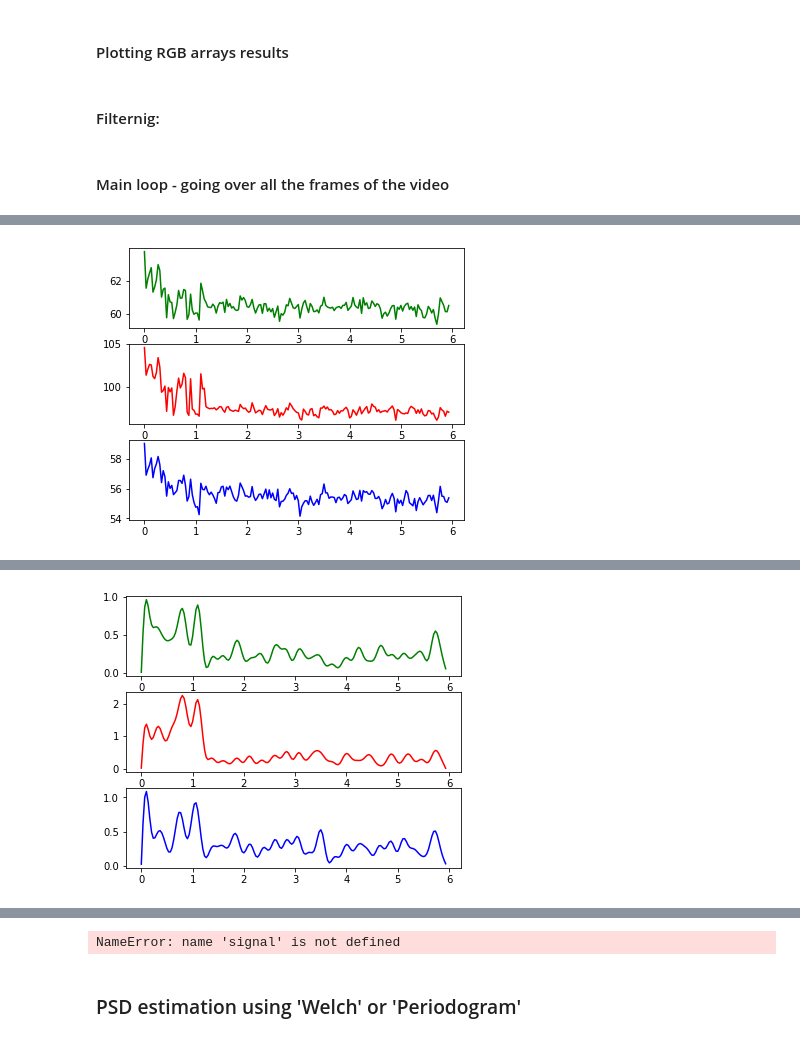
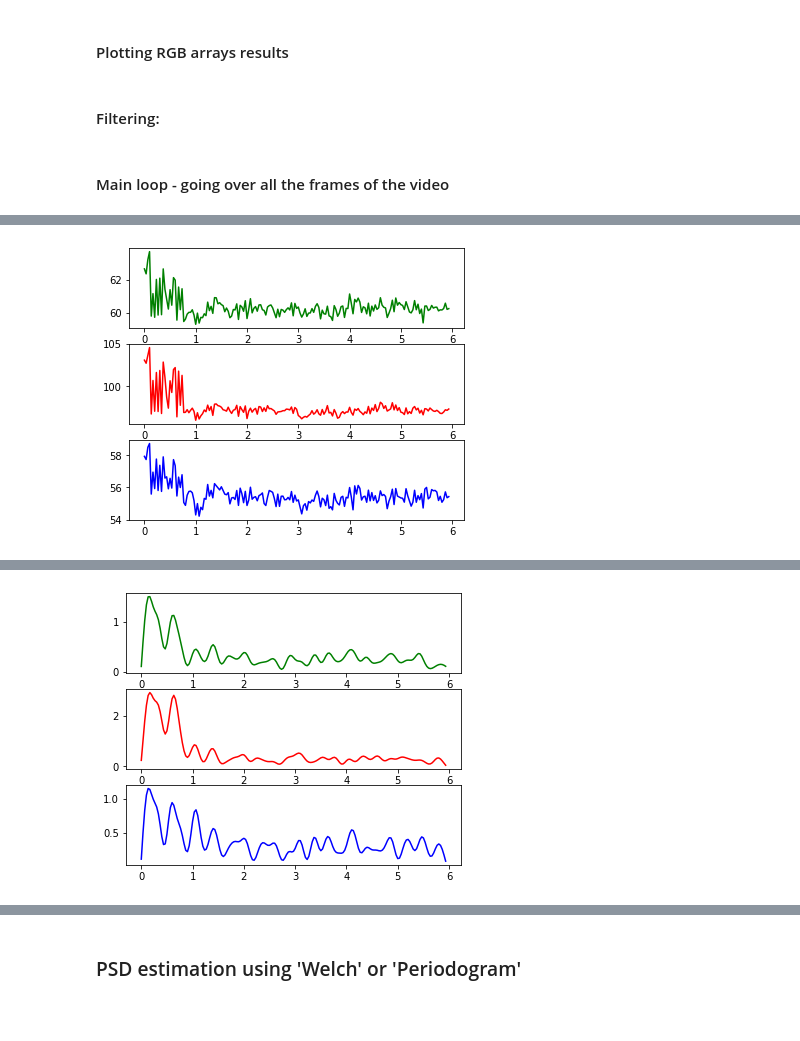
Before and after one commit to eyalgolan/KOIOS, a Jupyter notebook: basicEngine.ipynb, the cells around one changed output, grey strips where cells are left out. Drawn from its saved outputs; the diff is of its cells as text; code cells hidden in the pictures; blank space fills up the shorter version.

Commit message:
use ndarray instead of reading image from file system

```diff
--- a/basicEngine.ipynb
+++ b/basicEngine.ipynb
@@ -32,14 +32,15 @@ video_location = dataset_location + specific_dir + seperator + "test.mp4"
 #### Detecting the face landmarks and parsing the ROI
 # %%
 def parse_roi(frame):
-    image = face_recognition.load_image_file(frame) # read image.
-    face_locations = face_recognition.face_locations(image) # detects all the faces in image
+    # image = face_recognition.load_image_file(frame) # read image.
+    face_locations = face_recognition.face_locations(frame,model = 'hog') # detects all the faces in image
     face_landmarks_list = face_recognition.face_landmarks(image)
 
     # iterate through all the faces.
     for face_location in face_locations:
-        img = PIL.Image.open(frame)
-        top,right,bottom,left = face_location # extract all face squre points.
+#         img = PIL.Image.open(frame)
+        img = PIL.Image.fromarray(frame)
+        top,right,bottom,left = face_location # extract all face square points.
         diff = math.floor((top - bottom) * 0.2) # 30 percent of the face len (toadd eyebrow top point).
         # Finding the forehead.
         right_eyebrow_landmarks = np.asarray(face_landmarks_list[0]['right_eyebrow']) # right eyebrow points.
@@ -61,11 +62,14 @@ def parse_roi(frame):
         upper_nose_min = upper_nose.min(axis = 0)[1]  # noise bridge upper point.
         upper_nose_min += upper_mouth_min * 0.1 # improving the noise bridge upper point.
         nose_to_upper_lip = img.crop((leftest_point[0], upper_nose_min, rightest_point[0], upper_mouth_min))
-        try:
-            concat_roi_areas = np.concatenate((forehead, nose_to_upper_lip), axis=0)
-            cv2.imwrite('frame_roi_output.jpg', concat_roi_areas)
-        except:
-            logging.warning("concat of roi areas failed")
+#         try:
+#             concat_roi_areas = np.concatenate((forehead, nose_to_upper_lip), axis=0)
+#             cv2.imwrite('frame_roi_output.jpg', concat_roi_areas)
+        return (forehead, nose_to_upper_lip)
+#         except:
+#             logging.warning("concat of roi areas failed")
+#             return None
+    return None # in case of which no face was detected
 # %%
 #R > 95 and G > 40 and B > 20 and R > G and R > B
 # based on https://arxiv.org/ftp/arxiv/papers/1708/1708.02694.pdf page 5
@@ -88,7 +92,8 @@ def parse_RGB(image, greens, reds, blues, frame_number):
     :param frame_number - is the number of the frame of the video.
     :return: a flag indicating if there is a next image, and the next image
     """
-    blue, green, red = cv2.split(image)
+    im = cv2.cvtColor(image, cv2.COLOR_RGB2BGR)
+    blue, green, red = cv2.split(im)
     if not bad_frame(np.mean(blue), np.mean(green), np.mean(red)):
         greens[0, frame_number] = np.mean(green)
         blues[0, frame_number] = np.mean(blue)
@@ -122,7 +127,7 @@ def plot_result(greens, reds, blues, x_value, title=""):
     plt.show()
     logging.info("Showing result")
 # %% [markdown]
-#### Filternig:
+#### Filtering:
 # %%
 def filter_channel(channel,fs):
     bh, ah = sig.butter(4, 0.75 / (fs / 2), 'highpass')
@@ -134,7 +139,6 @@ def filter_channel(channel,fs):
 # %% [markdown]
 #### Main loop - going over all the frames of the video
 # %%
-
 
 logging.info("Working on video " + video_location)
 vidcap = cv2.VideoCapture(video_location)
@@ -149,21 +153,21 @@ frame_number = 0
 logging.info("Parsing images ...")
 while success:
     logging.info("parsing frame " + str(frame_number) + "/" + str(number_of_frames))
-    im = Image.fromarray(image)
-    im.save("your_file.jpeg")
-    parse_roi("your_file.jpeg")  # build image ROI
-    image = cv2.imread("frame_roi_output.jpg") # possible BUG: read the same image twice if face not detected.
-    is_good_frame = parse_RGB(image, greens, reds, blues, frame_number)
+    # im.save("your_file.jpeg")
+    roi = parse_roi(cv2.cvtColor(image, cv2.COLOR_BGR2RGB))  # build image ROI
+    if roi != None:
+#     image = cv2.imread("frame_roi_output.jpg") # possible BUG: read the same image twice if face not detected.
+        is_good_frame = parse_RGB(np.vstack((roi[0],roi[1])), greens, reds, blues, frame_number)
     success, image = get_new_frame(vidcap)
     if is_good_frame:
         frame_number += 1
 plot_result(greens, reds, blues, x_value, "All 3 channels") # original signals
 
 
-green_butterd = filter_channel(greens,fps)
-red_butterd = filter_channel(reds,fps)
-blue_butterd = filter_channel(blues,fps)
+green_buttered = filter_channel(greens,fps)
+red_buttered = filter_channel(reds,fps)
+blue_buttered = filter_channel(blues,fps)
 
 
-plot_result(green_butterd, red_butterd, blue_butterd, x_value, "After Filter") # original signals
+plot_result(green_buttered, red_buttered, blue_buttered, x_value, "After Filter") # after filtering
 # %% [output]
@@ -187 +191 @@ plot_result(green_butterd, red_butterd, blue_butterd, x_value, "After Filter") #
-[figure, old version]
+[figure, new version]
@@ -190 +194 @@ plot_result(green_butterd, red_butterd, blue_butterd, x_value, "After Filter") #
-[figure, old version]
+[figure, new version]
@@ -192,4 +196,3 @@ plot_result(green_butterd, red_butterd, blue_butterd, x_value, "After Filter") #
-NameError: name 'signal' is not defined
 # %% [markdown]
 ### PSD estimation using 'Welch' or 'Periodogram'
 # %%
```
Also changed, not shown: parts of 3 cells of this notebook.
